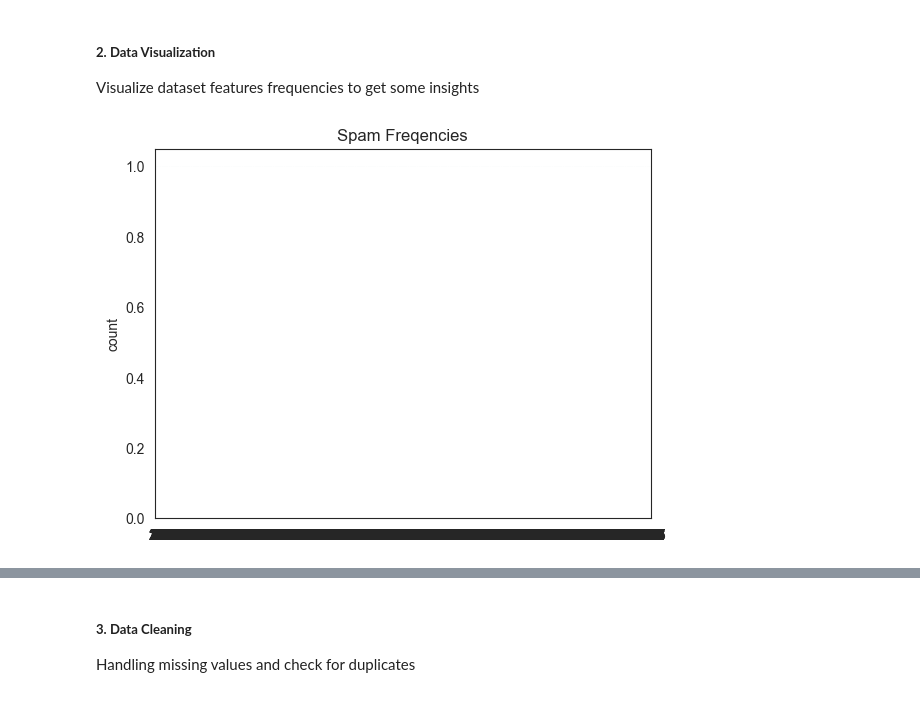
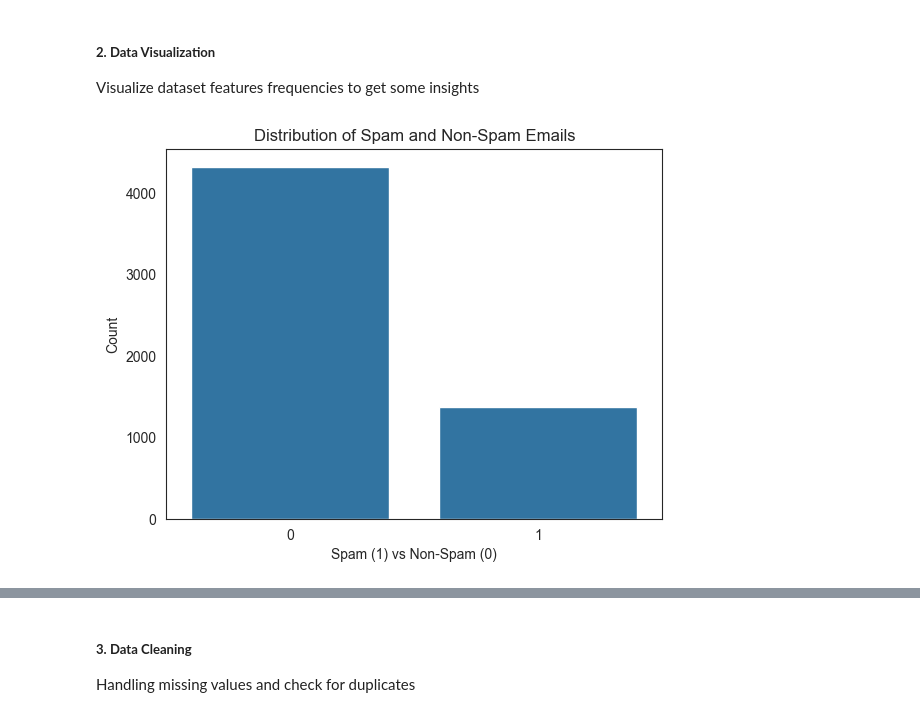
Before and after one commit to Saurabh-Rana17/Email-Spam-Detection-Using-NLP, a Jupyter notebook: main.ipynb, the cells around one changed output, grey strips where cells are left out. Drawn from its saved outputs; the diff is of its cells as text; code cells hidden in the pictures.

```diff
--- a/main.ipynb
+++ b/main.ipynb
@@ -94,10 +79,12 @@ dataset.describe()
 ##### **2. Data Visualization**
 Visualize dataset features frequencies to get some insights
 # %%
-# Visualize spam  frequenices
+# Visualizing spam and non-spam counts
 plt.figure(dpi=100)
-sns.countplot(dataset['spam'])
-plt.title("Spam Freqencies")
+sns.countplot(x='spam', data=dataset)
+plt.title('Distribution of Spam and Non-Spam Emails')
+plt.xlabel('Spam (1) vs Non-Spam (0)')
+plt.ylabel('Count')
 plt.show()
 # %% [output]
-[figure, old version]
+[figure, new version]
```
Also changed, not shown: parts of 9 cells of this notebook.
